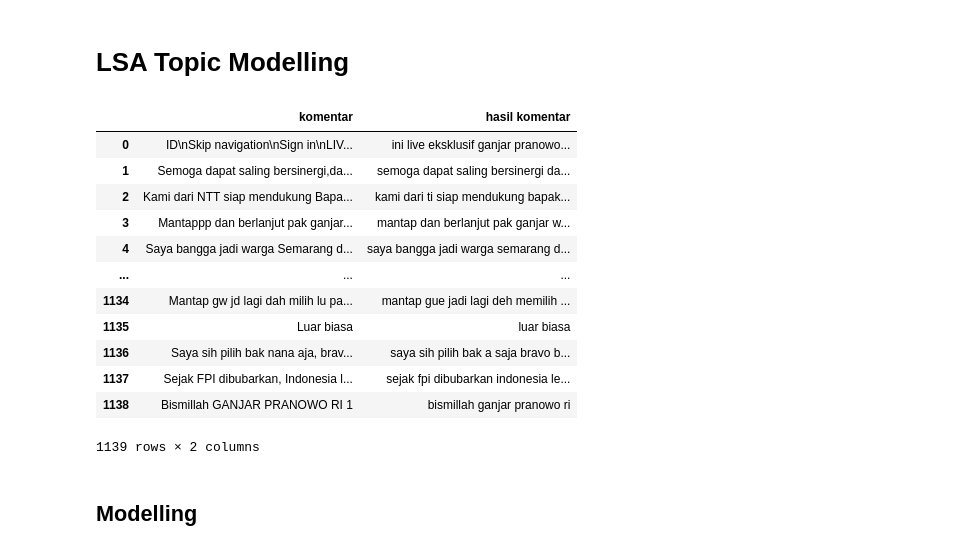
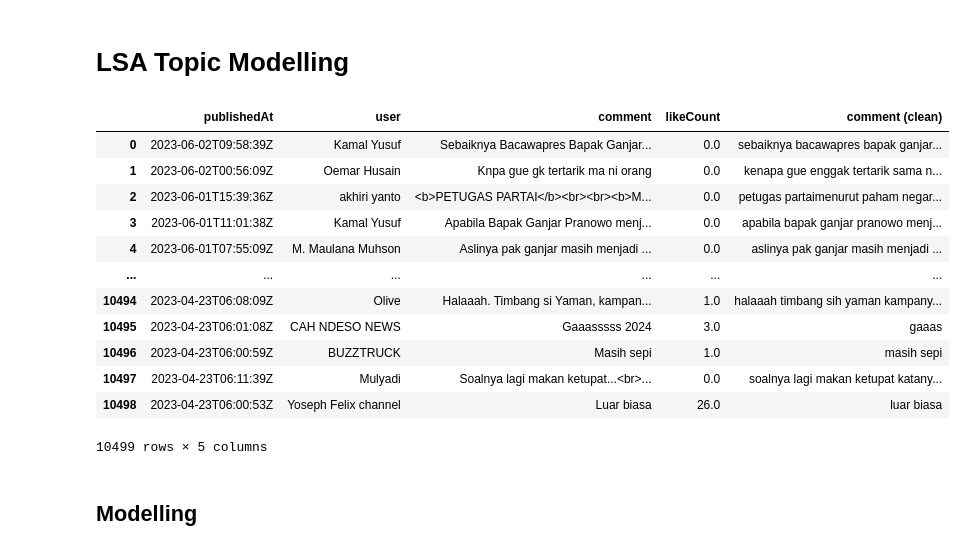
Before and after one commit to chendytriwardani/prosaindata, a Jupyter notebook: _sources/LSA_Modelling.ipynb, the cells around one changed output. Cells and saved outputs as stored; diff of their text form; code cells hidden in the pictures.

```diff
--- a/_sources/LSA_Modelling.ipynb
+++ b/_sources/LSA_Modelling.ipynb
@@ -7,22 +7,22 @@ warnings.filterwarnings('ignore')
 # %%
 import pandas as pd
 df = pd.read_csv(
-    'https://raw.githubusercontent.com/chendytriwardani/Data/main/scrapping_youtube.csv')
+    'https://raw.githubusercontent.com/chendytriwardani/Data/main/Comments_Data_yt.csv')
 df
 # %% [output]
-|  | komentar | hasil komentar |
-| 0 | ID\nSkip navigation\nSign in\nLIV... | ini live eksklusif ganjar pranowo... |
-| 1 | Semoga dapat saling bersinergi,da... | semoga dapat saling bersinergi da... |
-| 2 | Kami dari NTT siap mendukung Bapa... | kami dari ti siap mendukung bapak... |
-| 3 | Mantappp dan berlanjut pak ganjar... | mantap dan berlanjut pak ganjar w... |
-| 4 | Saya bangga jadi warga Semarang d... | saya bangga jadi warga semarang d... |
-| ... | ... | ... |
-| 1134 | Mantap gw jd lagi dah milih lu pa... | mantap gue jadi lagi deh memilih ... |
-| 1135 | Luar biasa | luar biasa |
-| 1136 | Saya sih pilih bak nana aja, brav... | saya sih pilih bak a saja bravo b... |
-| 1137 | Sejak FPI dibubarkan, Indonesia l... | sejak fpi dibubarkan indonesia le... |
-| 1138 | Bismillah GANJAR PRANOWO RI 1 | bismillah ganjar pranowo ri |
+|  | publishedAt | user | comment | likeCount | comment (clean) |
+| 0 | 2023-06-02T09:58:39Z | Kamal Yusuf | Sebaiknya Bacawapres Bapak Ganjar... | 0.0 | sebaiknya bacawapres bapak ganjar... |
+| 1 | 2023-06-02T00:56:09Z | Oemar Husain | Knpa gue gk tertarik ma ni orang | 0.0 | kenapa gue enggak tertarik sama n... |
+| 2 | 2023-06-01T15:39:36Z | akhiri yanto | <b>PETUGAS PARTAI</b><br><br><b>M... | 0.0 | petugas partaimenurut paham negar... |
+| 3 | 2023-06-01T11:01:38Z | Kamal Yusuf | Apabila Bapak Ganjar Pranowo menj... | 0.0 | apabila bapak ganjar pranowo menj... |
+| 4 | 2023-06-01T07:55:09Z | M. Maulana Muhson | Aslinya pak ganjar masih menjadi ... | 0.0 | aslinya pak ganjar masih menjadi ... |
+| ... | ... | ... | ... | ... | ... |
+| 10494 | 2023-04-23T06:08:09Z | Olive | Halaaah. Timbang si Yaman, kampan... | 1.0 | halaaah timbang sih yaman kampany... |
+| 10495 | 2023-04-23T06:01:08Z | CAH NDESO NEWS | Gaaasssss 2024 | 3.0 | gaaas |
+| 10496 | 2023-04-23T06:00:59Z | BUZZTRUCK | Masih sepi | 1.0 | masih sepi |
+| 10497 | 2023-04-23T06:11:39Z | Mulyadi | Soalnya lagi makan ketupat...<br>... | 0.0 | soalnya lagi makan ketupat katany... |
+| 10498 | 2023-04-23T06:00:53Z | Yoseph Felix channel | Luar biasa | 26.0 | luar biasa |
-1139 rows × 2 columns
+10499 rows × 5 columns
 # %% [markdown]
 ## Modelling
 # %%
```
Also changed, not shown: parts of 5 cells of this notebook, 17 other files.
